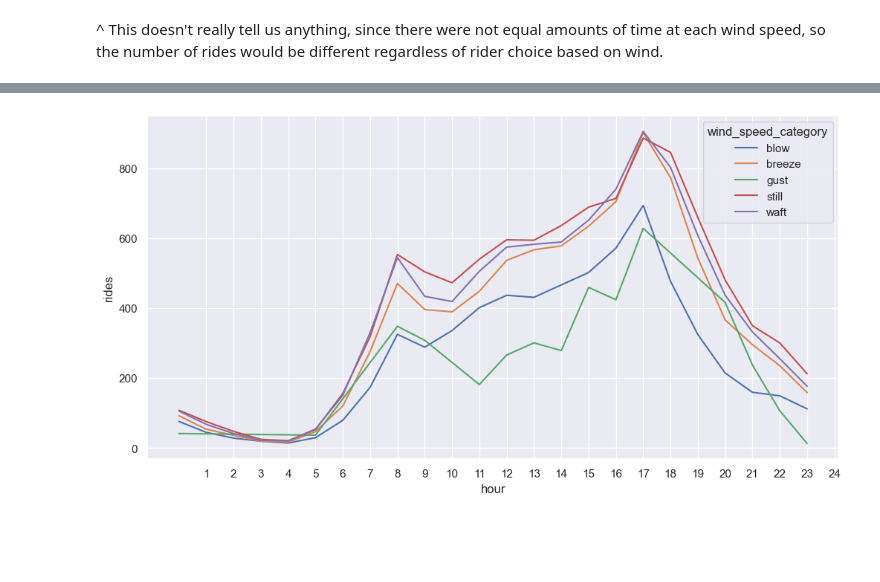
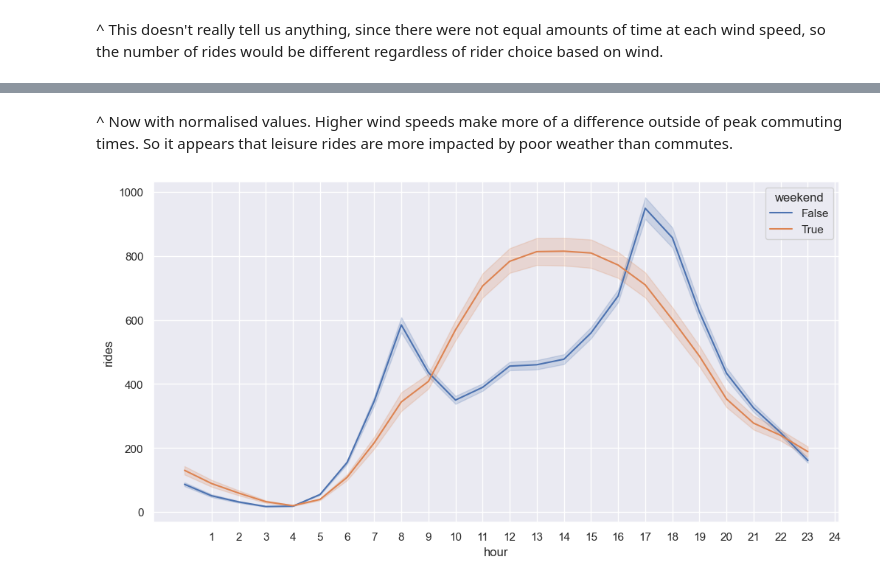
Before and after one commit to Paul-Sabin/Capital-Bikeshare, a Jupyter notebook: Bikeshare EDA.ipynb, the cells around one changed output, grey strips where cells are left out. Saved outputs shown, nothing was run; the diff lists cells and outputs as text; code cells hidden in the pictures; blank space fills up the shorter version.

Commit message:
Added insights from new plots

```diff
--- a/Bikeshare EDA.ipynb
+++ b/Bikeshare EDA.ipynb
@@ -714,14 +740,15 @@ display(mean_rides_df.head(20))
+# %% [markdown]
+^ Now with normalised values. Higher wind speeds make more of a difference outside of peak commuting times. So it appears that leisure rides are more impacted by poor weather than commutes.
 # %%
 # Set the figure size
 plt.figure(figsize=(12, 6))
 
-# Create the line plot
-sns.lineplot(x='hour', y='rides', hue='wind_speed_category', data=mean_rides_df)
+sns.lineplot(x='hour', y='rides', hue='weekend', data=hour_weather)
 
 # Set x-axis ticks to display all hours
 plt.xticks(range(1, 25))
 
 # Show the plot
 plt.show()
 # %% [output]
-[figure, old version]
+[figure, new version]
```
Also changed, not shown: parts of 7 cells of this notebook.
